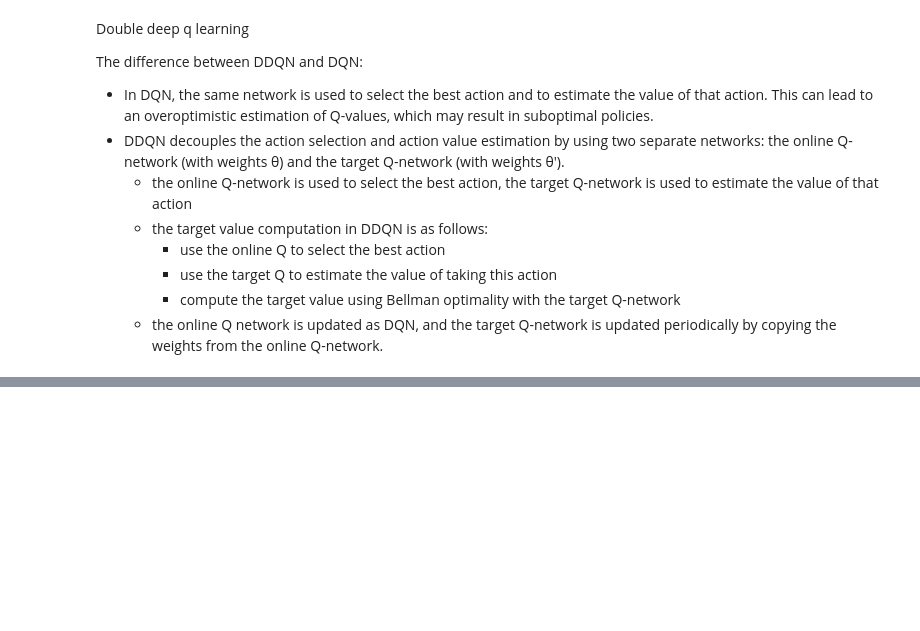
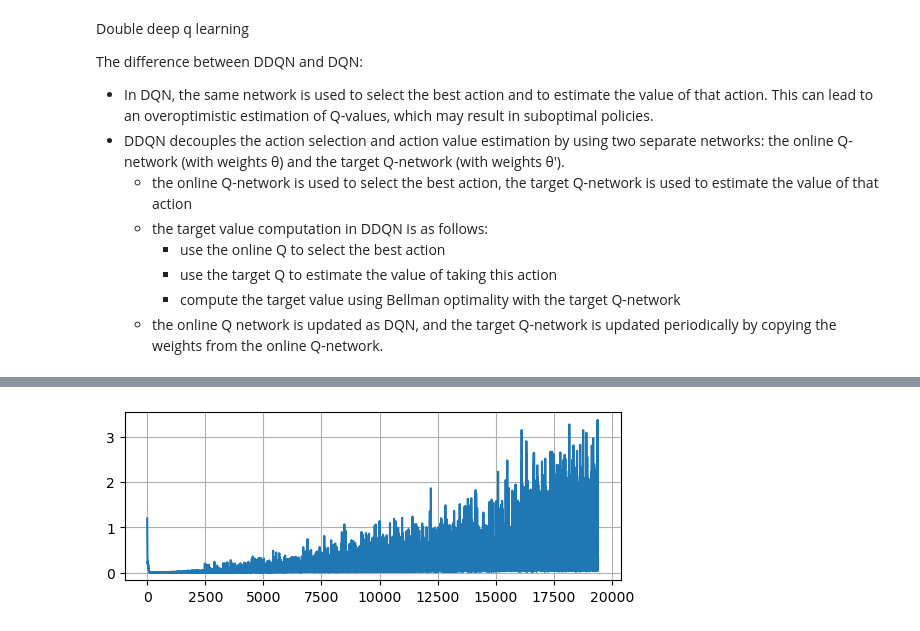
Before and after one commit to YangyangFu/dynax, a Jupyter notebook: resources/jax/drl/ddqn.ipynb, the cells around one changed output, grey strips where cells are left out. Cells and saved outputs as stored; diff of their text form; code cells hidden in the pictures; blank space fills up the shorter version.

```diff
--- a/resources/jax/drl/ddqn.ipynb
+++ b/resources/jax/drl/ddqn.ipynb
@@ -167,2 +222,9 @@ plt.show()
+# %%
+plt.figure()
+plt.subplot(2,1,1)
+plt.plot(agent.losses)
+plt.grid()
+# %% [output]
+[figure, added]
 # %%
 # plot training
```
Also changed, not shown: parts of 5 cells of this notebook, 2 other files.
